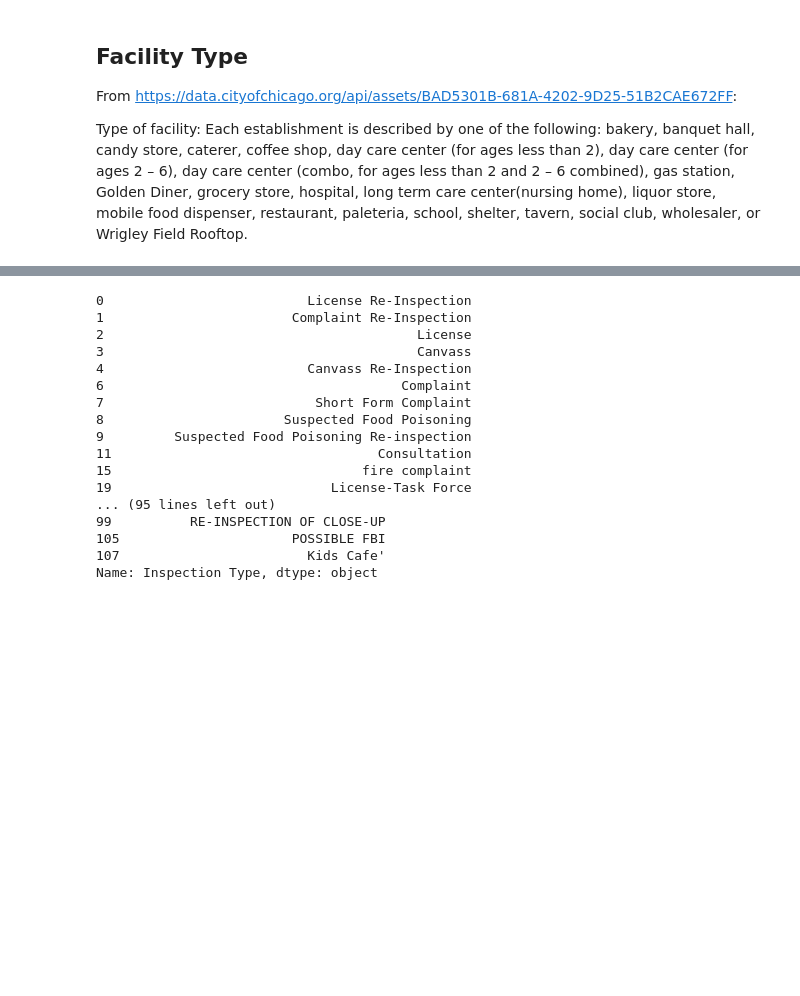
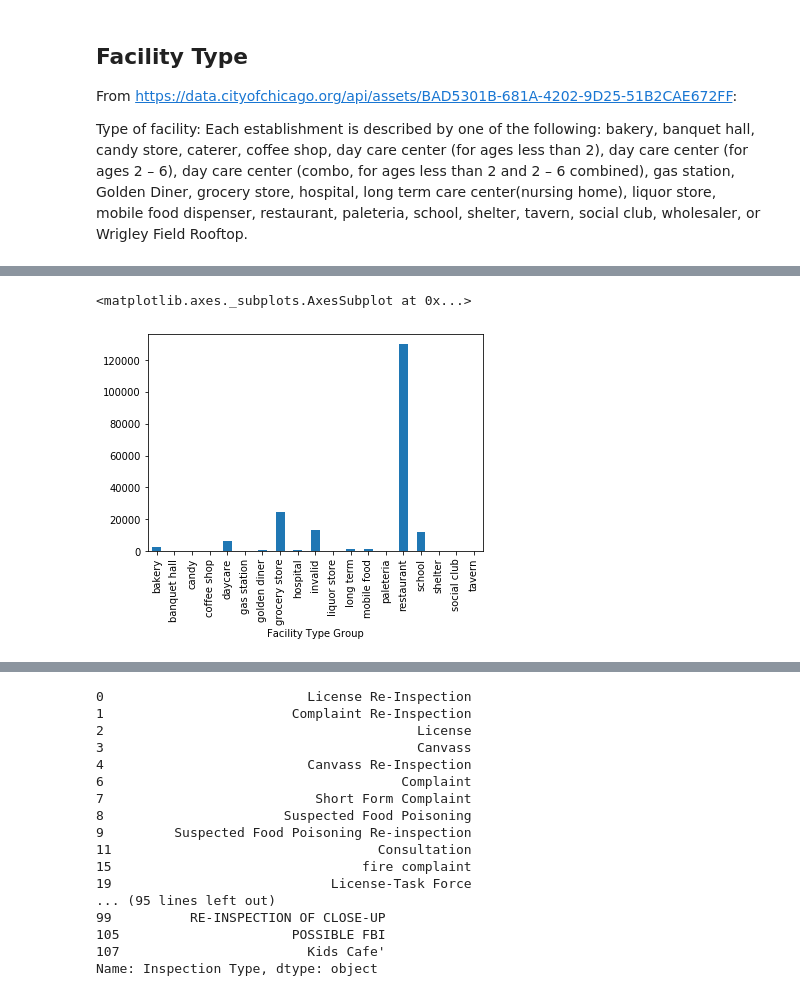
Before and after one commit to pcanas/ada-project-oejp, a Jupyter notebook: proj-notebook.ipynb, the cells around one changed output, grey strips where cells are left out. Drawn from its saved outputs; the diff is of its cells as text; code cells hidden in the pictures; blank space fills up the shorter version.

Commit message:
added some plots and stuff

```diff
--- a/proj-notebook.ipynb
+++ b/proj-notebook.ipynb
@@ -201,9 +261,13 @@ From https://data.cityofchicago.org/api/assets/BAD5301B-681A-4202-9D25-51B2CAE67
 
 Type of facility: Each establishment is described by one of the following: bakery, banquet hall, candy store, caterer, coffee shop, day care center (for ages less than 2), day care center (for ages 2 – 6), day care center (combo, for ages less than 2 and 2 – 6 combined), gas station, Golden Diner, grocery store, hospital, long term care center(nursing home), liquor store, mobile food dispenser, restaurant, paleteria, school, shelter, tavern, social club, wholesaler, or Wrigley Field Rooftop.
 # %%
-facility_types = data['Facility Type'].drop_duplicates().reset_index(drop=True).apply(str)
-valid_facility_types = ['bakery', 'banquet hall', 'candy', 'caterer', 'coffee shop', 'daycare', 'gas station', 'golden diner', 'grocery store', 'hospital', 'long term', 'liquor store', 'mobile food', 'restaurant', 'paleteria', 'school', 'shelter', 'tavern', 'social club', 'wholesaler', 'wrigley field rooftop']
-print(facility_types[facility_types.apply(str.lower).map(lambda x: any([y in x for y in valid_facility_types]))])
-print(facility_types[facility_types.apply(str.lower).map(lambda x: not any([y in x for y in valid_facility_types]))])
+facility_types = data['Facility Type'].apply(str)
+facility_types_unique = facility_types.drop_duplicates().reset_index(drop=True)
+
+valid_facility_strings = ['bakery', 'banquet hall', 'candy', 'caterer', 'coffee shop', 'daycare', 'gas station', 'golden diner', 'grocery store', 'hospital', 'long term', 'liquor store', 'mobile food', 'restaurant', 'paleteria', 'school', 'shelter', 'tavern', 'social club', 'wholesaler', 'wrigley field rooftop']
+print('Valid facility types')
+print(facility_types_unique[facility_types_unique.apply(str.lower).map(lambda x: any([y in x for y in valid_facility_strings]))])
+print('Invalid facility types')
+print(facility_types_unique[facility_types_unique.apply(str.lower).map(lambda x: not any([y in x for y in valid_facility_strings]))])
 # What to do? There are sooo many different facilities.
 # %% [output]
@@ -224,3 +288,12 @@ Name: Facility Type, Length: 145, dtype: object
 486                       incubator
 488                      Kids Cafe'
 Name: Facility Type, Length: 344, dtype: object
+# %%
+def group_type_from_string(types, strings):
+    group = types.apply(str.lower).map(lambda x: functools.reduce(lambda acc,b: b if b in x else acc, strings, 'invalid'))
+    return group
+# %%
+facility_type_group = group_type_from_string(facility_types, valid_facility_strings)
+# %%
+data['Facility Type Group'] = facility_type_group
+data
@@ -227,3 +314,8 @@ Name: Facility Type, Length: 344, dtype: object
+# %%
+data.groupby('Facility Type Group').count()['DBA Name'].plot.bar()
+# %% [output]
+<matplotlib.axes._subplots.AxesSubplot at 0x...>
+[figure, added]
 # %% [markdown]
 ## Inspection types
 From https://data.cityofchicago.org/api/assets/BAD5301B-681A-4202-9D25-51B2CAE672FF:
```
Also changed, not shown: parts of 26 cells of this notebook.
